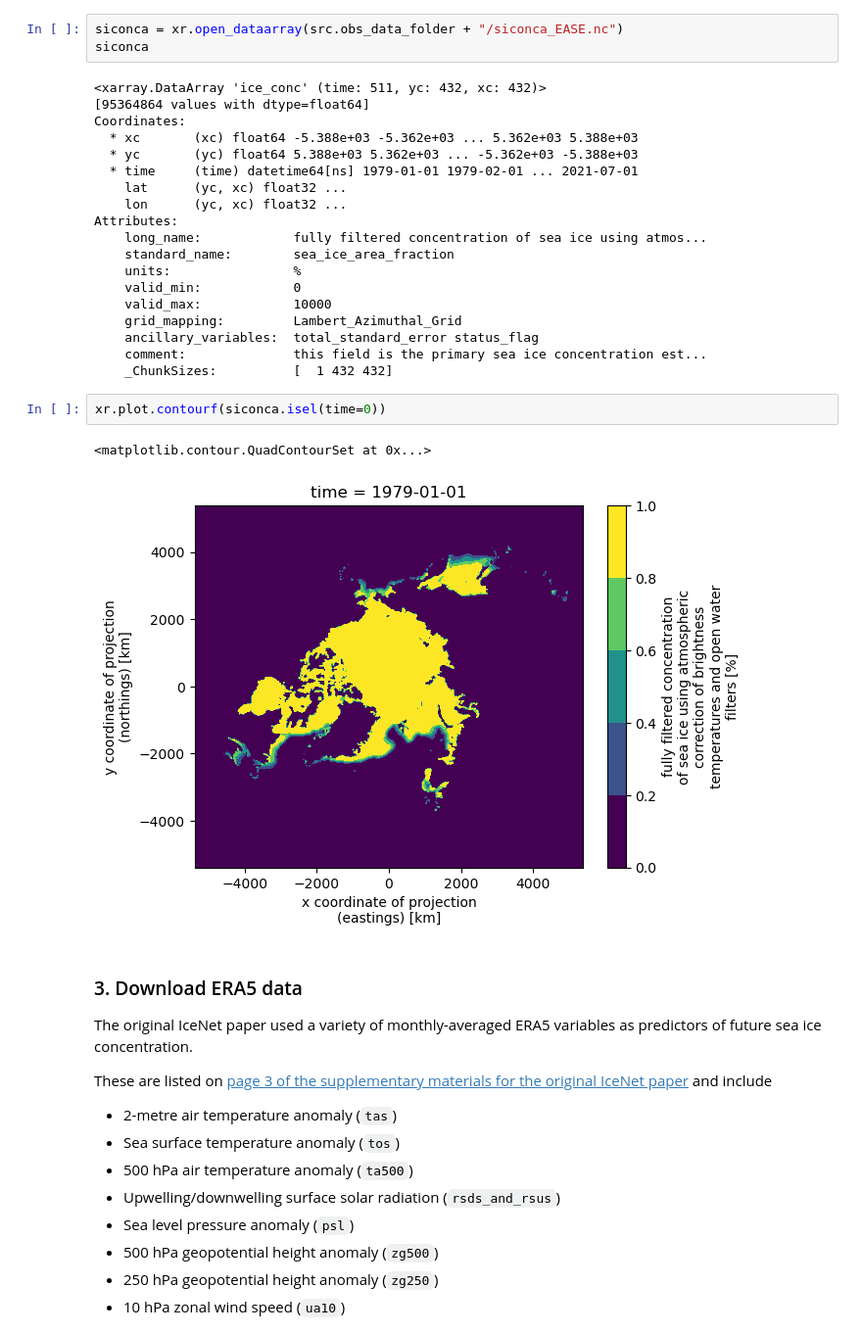
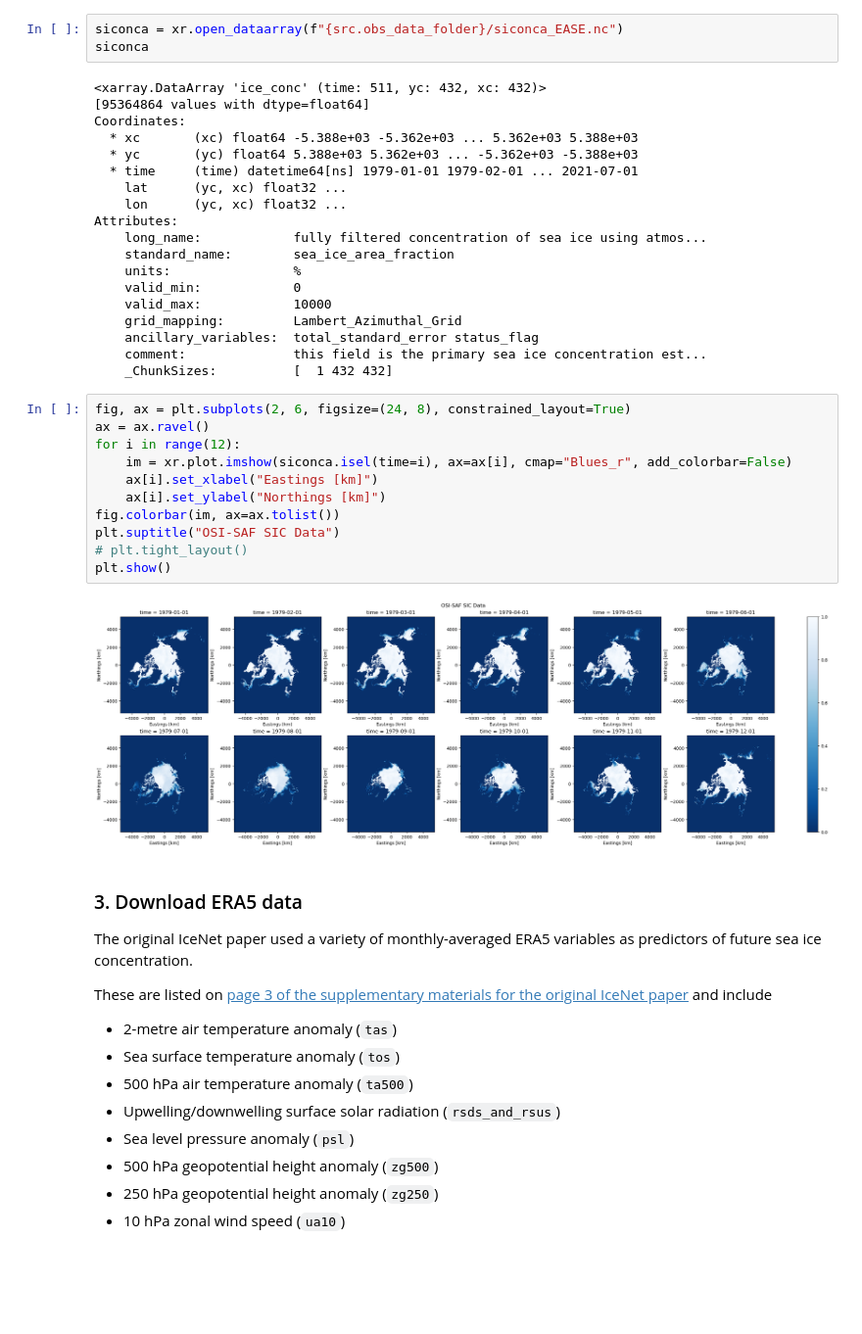
Before and after one commit to ampersandmcd/icenet-gan, a Jupyter notebook: notebooks/2_data.ipynb, the cells around one changed output. Shown at 98% size. Drawn from its saved outputs; the diff is of its cells as text; blank space fills up the shorter version.

```diff
--- a/notebooks/2_data.ipynb
+++ b/notebooks/2_data.ipynb
@@ -113,7 +114,7 @@ os.listdir(src.obs_data_folder)
 # %% [output]
 ['siconca_EASE.nc']
 # %%
-siconca = xr.open_dataarray(src.obs_data_folder + "/siconca_EASE.nc")
+siconca = xr.open_dataarray(f"{src.obs_data_folder}/siconca_EASE.nc")
 siconca
 # %% [output]
 <xarray.DataArray 'ice_conc' (time: 511, yc: 432, xc: 432)>
@@ -134,11 +135,19 @@ Attributes:
     ancillary_variables:  total_standard_error status_flag
     comment:              this field is the primary sea ice concentration est...
     _ChunkSizes:          [  1 432 432]
-# %%
-xr.plot.contourf(siconca.isel(time=0))
-# %% [output]
-<matplotlib.contour.QuadContourSet at 0x...>
-[figure, removed]
+# %%
+fig, ax = plt.subplots(2, 6, figsize=(24, 8), constrained_layout=True)
+ax = ax.ravel()
+for i in range(12):
+    im = xr.plot.imshow(siconca.isel(time=i), ax=ax[i], cmap="Blues_r", add_colorbar=False)
+    ax[i].set_xlabel("Eastings [km]")
+    ax[i].set_ylabel("Northings [km]")
+fig.colorbar(im, ax=ax.tolist())
+plt.suptitle("OSI-SAF SIC Data")
+# plt.tight_layout()
+plt.show()
+# %% [output]
+[figure, added]
 # %% [markdown]
 ### 3. Download ERA5 data
 The original IceNet paper used a variety of monthly-averaged ERA5 variables as predictors of future sea ice concentration.
```
Also changed, not shown: parts of 7 cells of this notebook.
